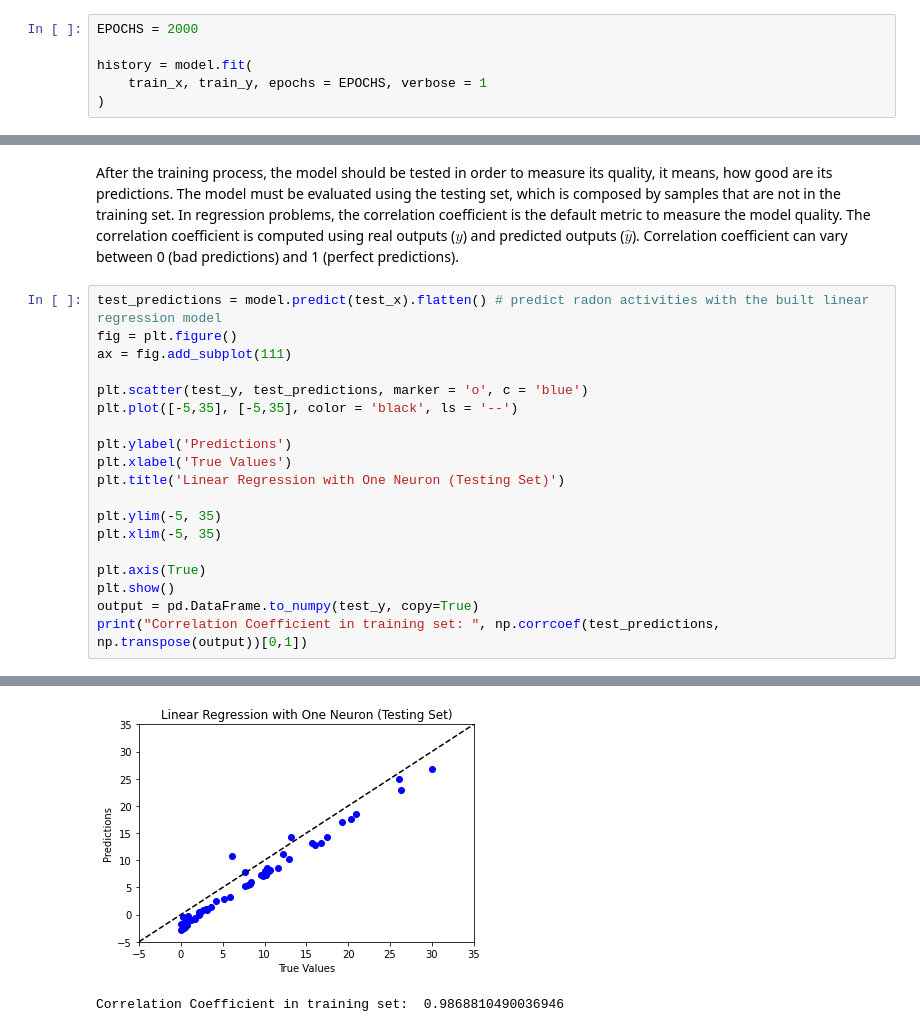
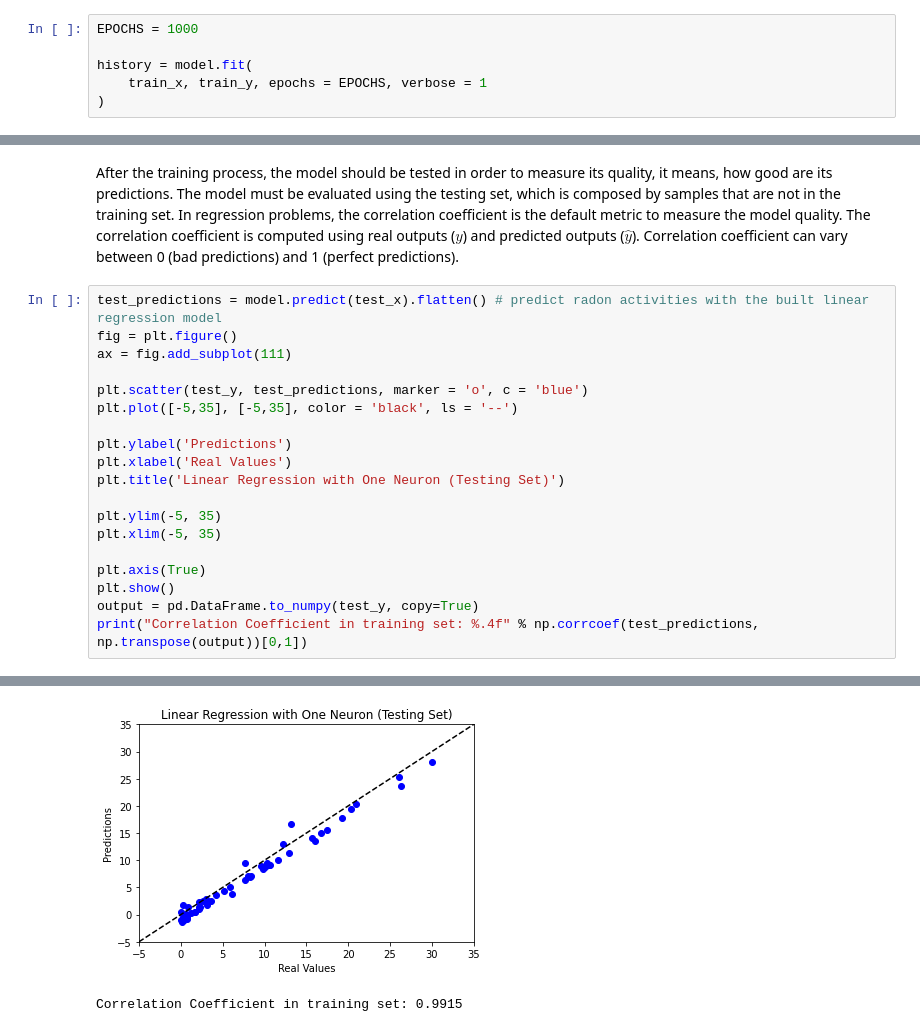
Before and after one commit to Sandrocamargo/deep-learning, a Jupyter notebook: dl_class03_LinearRegressionSingleNeuron.ipynb, the cells around one changed output, grey strips where cells are left out. Drawn from its saved outputs; the diff is of its cells as text.

```diff
--- a/dl_class03_LinearRegressionSingleNeuron.ipynb
+++ b/dl_class03_LinearRegressionSingleNeuron.ipynb
@@ -134,7 +134,7 @@ _________________________________________________________________
 After creating the model, it must be trained (fitted).
 Training is done using training set and the amount of epochs must be defined.
 # %%
-EPOCHS = 2000
+EPOCHS = 1000
 
 history = model.fit(
     train_x, train_y, epochs = EPOCHS, verbose = 1
@@ -202,7 +202,7 @@ plt.scatter(test_y, test_predictions, marker = 'o', c = 'blue')
 plt.plot([-5,35], [-5,35], color = 'black', ls = '--')
 
 plt.ylabel('Predictions')
-plt.xlabel('True Values')
+plt.xlabel('Real Values')
 plt.title('Linear Regression with One Neuron (Testing Set)')
 
 plt.ylim(-5, 35)
@@ -211,5 +211,5 @@ plt.xlim(-5, 35)
 plt.axis(True)
 plt.show()
 output = pd.DataFrame.to_numpy(test_y, copy=True)
-print("Correlation Coefficient in training set: ", np.corrcoef(test_predictions, np.transpose(output))[0,1])
+print("Correlation Coefficient in training set: %.4f" % np.corrcoef(test_predictions, np.transpose(output))[0,1])
 # %% [output]
@@ -216,5 +217,5 @@ print("Correlation Coefficient in training set: ", np.corrcoef(test_predictions,
-[figure, old version]
+[figure, new version]
-Correlation Coefficient in training set:  0.9868810490036946
+Correlation Coefficient in training set: 0.9915
 # %%
 train_predictions = model.predict(train_x).flatten() # predict radom activities with the built linear regression model
 fig = plt.figure()
```
Also changed, not shown: parts of 5 cells of this notebook.
